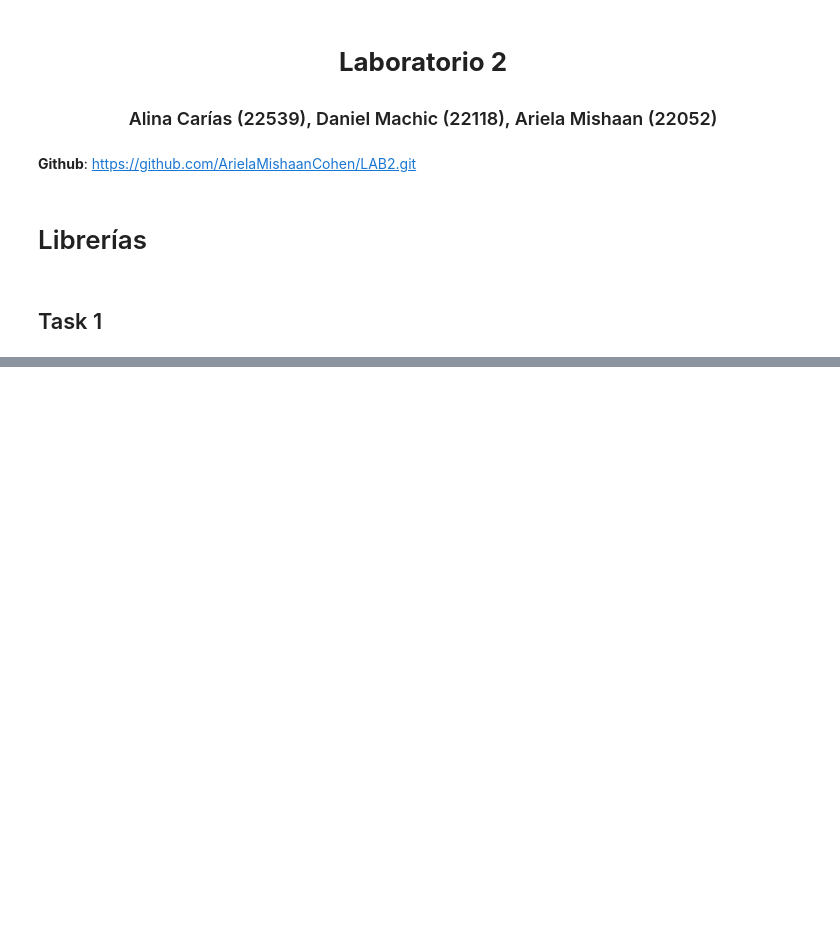
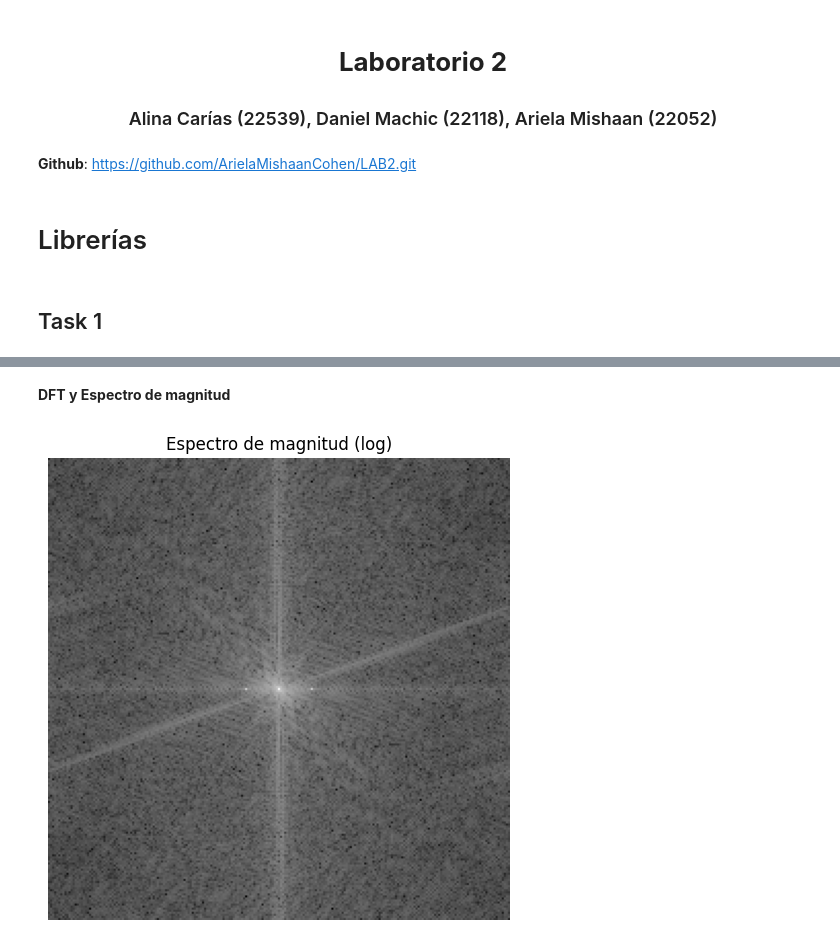
Before and after one commit to ArielaMishaanCohen/LAB2, a Jupyter notebook: LAB2.ipynb, the cells around one changed output, grey strips where cells are left out. Saved outputs shown, nothing was run; the diff lists cells and outputs as text; code cells hidden in the pictures; blank space fills up the shorter version.

```diff
--- a/LAB2.ipynb
+++ b/LAB2.ipynb
@@ -113,0 +31,16 @@ plt.show()
+# %% [markdown]
+**DFT y Espectro de magnitud**
+# %%
+F = np.fft.fft2(img)
+Fshift = np.fft.fftshift(F)
+
+magnitude = np.abs(Fshift)
+log_spectrum = np.log1p(magnitude)
+
+plt.figure(figsize=(6,6))
+plt.imshow(log_spectrum, cmap="gray")
+plt.title("Espectro de magnitud (log)")
+plt.axis("off")
+plt.show()
+# %% [output]
+[figure, added]
```
Also changed, not shown: parts of 24 cells of this notebook.
